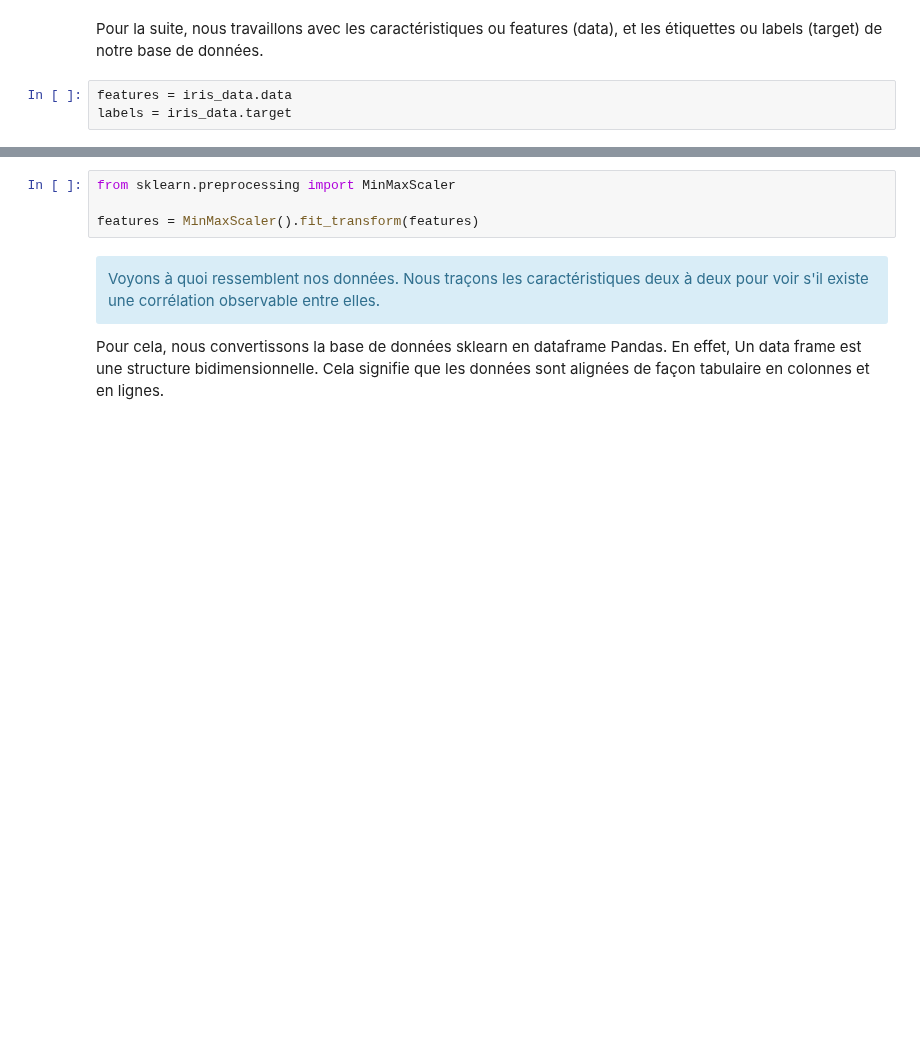
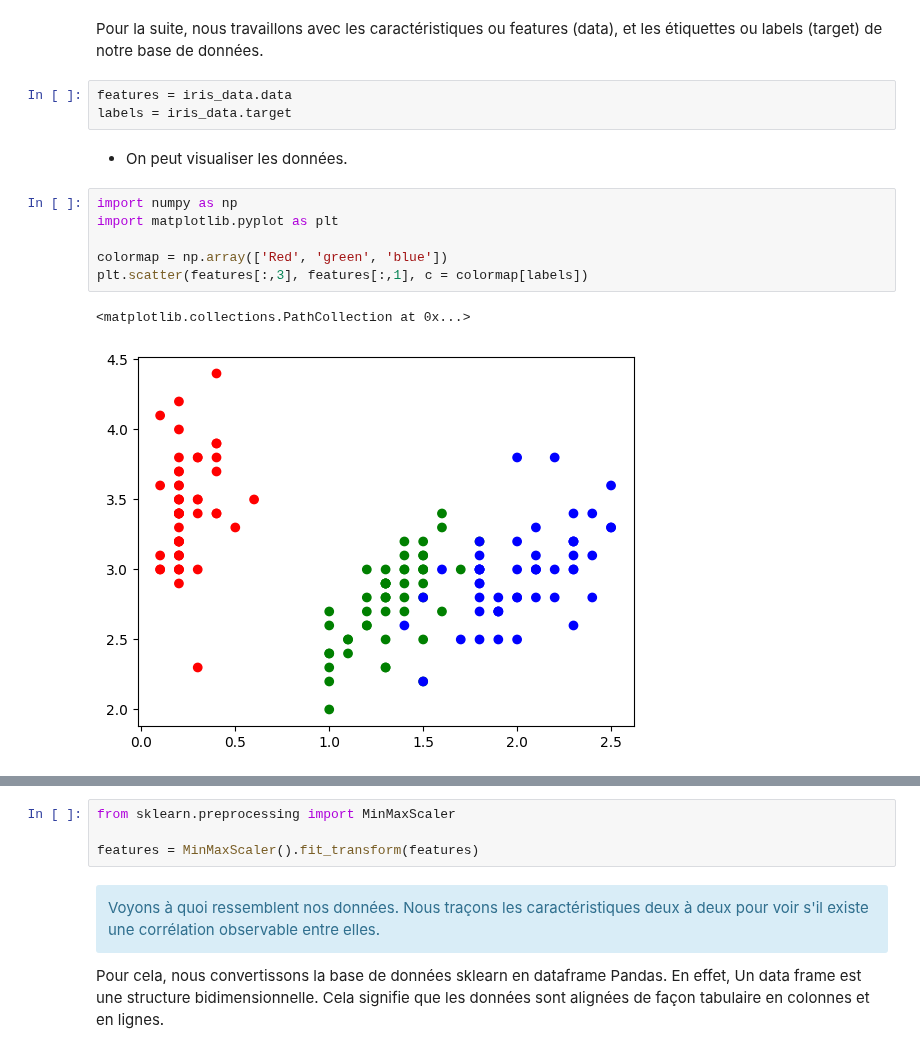
Before and after one commit to NanaEngo/UY1_NE_Qiskit, a Jupyter notebook: Qiskit Tutorial 3 - Qiskit Machine LearningV230413.ipynb, the cells around one changed output, grey strips where cells are left out. Drawn from its saved outputs; the diff is of its cells as text; blank space fills up the shorter version.

```diff
--- a/Qiskit Tutorial 3 - Qiskit Machine LearningV230413.ipynb
+++ b/Qiskit Tutorial 3 - Qiskit Machine LearningV230413.ipynb
@@ -146,4 +158,15 @@ Pour la suite, nous travaillons avec les caractéristiques ou features (data), e
 # %%
 features = iris_data.data
 labels = iris_data.target
+# %% [markdown]
+* On peut visualiser les données.
+# %%
+import numpy as np
+import matplotlib.pyplot as plt
+
+colormap = np.array(['Red', 'green', 'blue'])
+plt.scatter(features[:,3], features[:,1], c = colormap[labels])
+# %% [output]
+<matplotlib.collections.PathCollection at 0x...>
+[figure, added]
 # %% [markdown]
```
Also changed, not shown: parts of 8 cells of this notebook, 3 other files.
